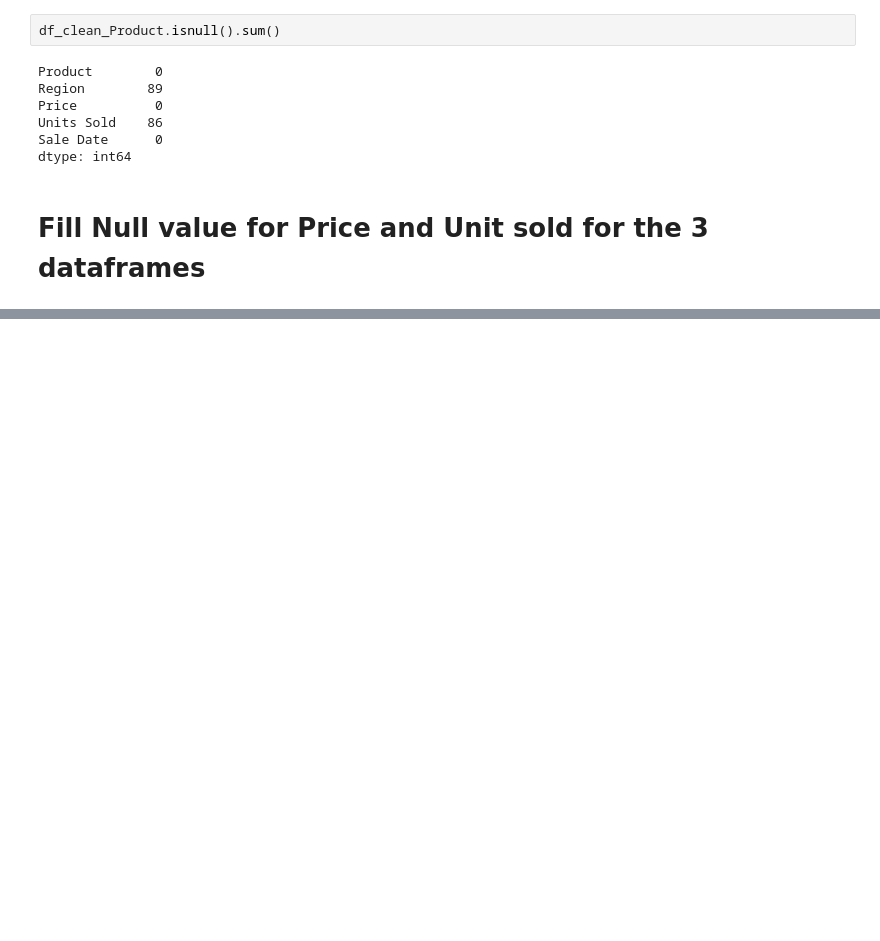
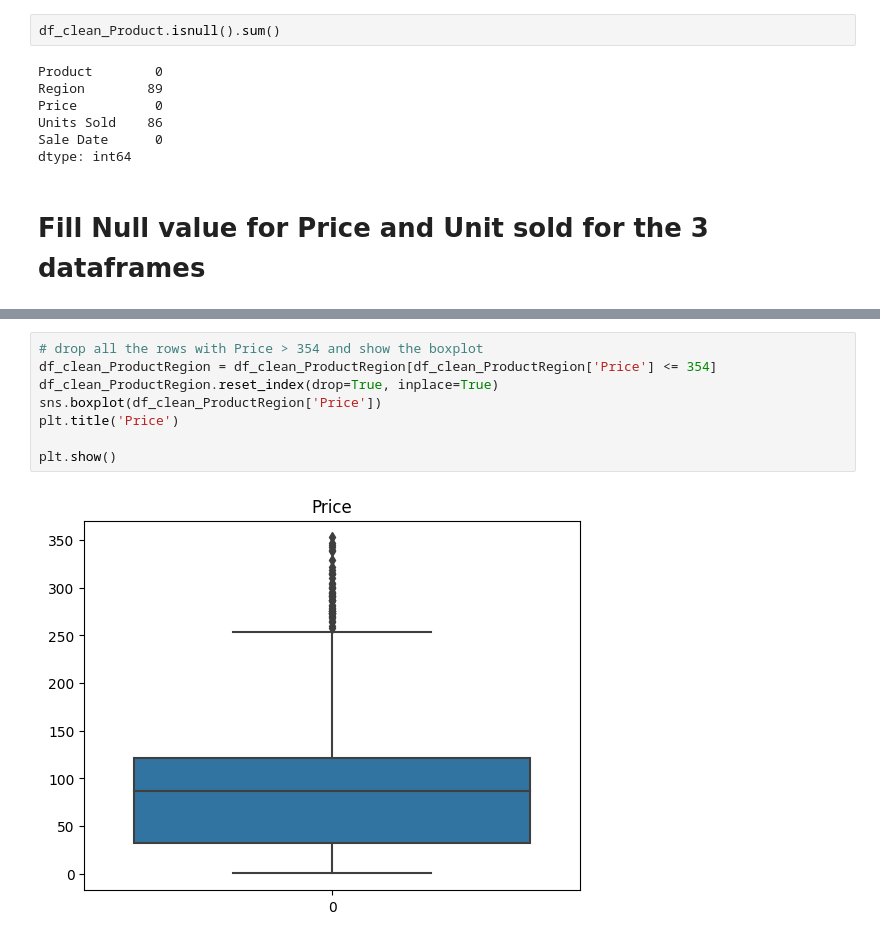
Before and after one commit to kaka5050/MBAN-6110, a Jupyter notebook: Asg 1/Assignment 1_On Yat Ka (220103339).ipynb, the cells around one changed output, grey strips where cells are left out. Saved outputs shown, nothing was run; the diff lists cells and outputs as text; blank space fills up the shorter version.

```diff
--- a/Asg 1/Assignment 1_On Yat Ka (220103339).ipynb
+++ b/Asg 1/Assignment 1_On Yat Ka (220103339).ipynb
@@ -215,0 +300,10 @@ dtype: int64
+# %%
+# drop all the rows with Price > 354 and show the boxplot
+df_clean_ProductRegion = df_clean_ProductRegion[df_clean_ProductRegion['Price'] <= 354]
+df_clean_ProductRegion.reset_index(drop=True, inplace=True)
+sns.boxplot(df_clean_ProductRegion['Price'])
+plt.title('Price')
+
+plt.show()
+# %% [output]
+[figure, added]
```
Also changed, not shown: parts of 28 cells of this notebook.
